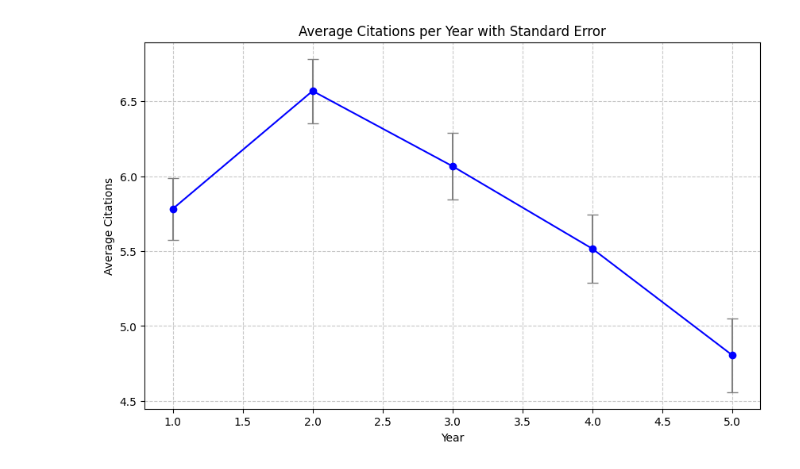
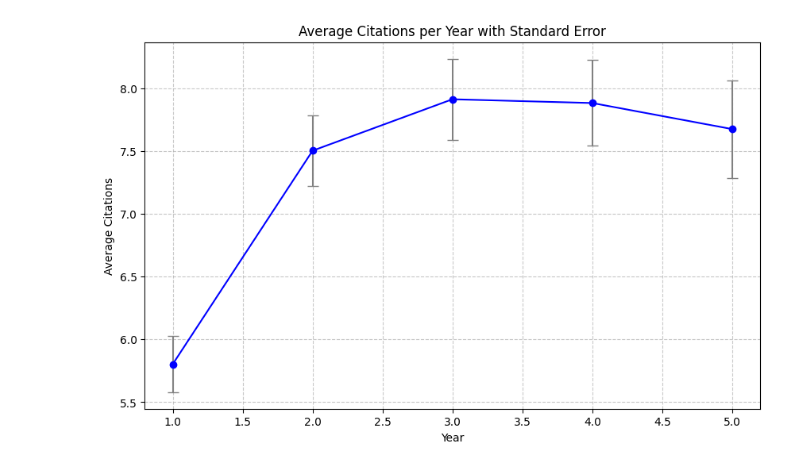
Before and after one commit to Maekfei/TeamingEvaluator, a Jupyter notebook: check_data_distribution/check_distribution.ipynb, the cells around one changed output. Cells and saved outputs as stored; diff of their text form; code cells hidden in the pictures.

```diff
--- a/check_data_distribution/check_distribution.ipynb
+++ b/check_data_distribution/check_distribution.ipynb
@@ -26,31 +131,31 @@ HeteroData(
 # %%
 import torch
 import matplotlib.pyplot as plt
 import numpy as np
 
 # Load the data
-file_path = '/data/jx4237data/GNNteamingEvaluator/TeamingEvaluator/data/yearly_snapshots_specter2_starting_from_year_1/G_2024.pt'
+file_path = '/data/jx4237data/GNNteamingEvaluator/TeamingEvaluator/data/yearly_snapshots_specter2_starting_from_year_1/G_2018.pt'
 G = torch.load(file_path)
 
 # Get citation data
 citations = G['paper']['y_citations'].numpy()
 
 # Calculate mean and standard error for each year
 mean_citations = np.mean(citations, axis=0)
 std_citations = np.std(citations, axis=0)
 std_error = std_citations / np.sqrt(len(citations))
 
 # Create the plot
 years = np.arange(1, 6)  # Years 1-5
 plt.figure(figsize=(10, 6))
 plt.errorbar(years, mean_citations, yerr=std_error, fmt='o-', capsize=5, capthick=1, ecolor='gray', color='blue')
 
 # Customize the plot
 plt.xlabel('Year')
 plt.ylabel('Average Citations')
 plt.title('Average Citations per Year with Standard Error')
 plt.grid(True, linestyle='--', alpha=0.7)
 
 plt.show()
 # %% [output]
-[figure, old version]
+[figure, new version]
```
Also changed, not shown: parts of 6 cells of this notebook, 9 other files.
